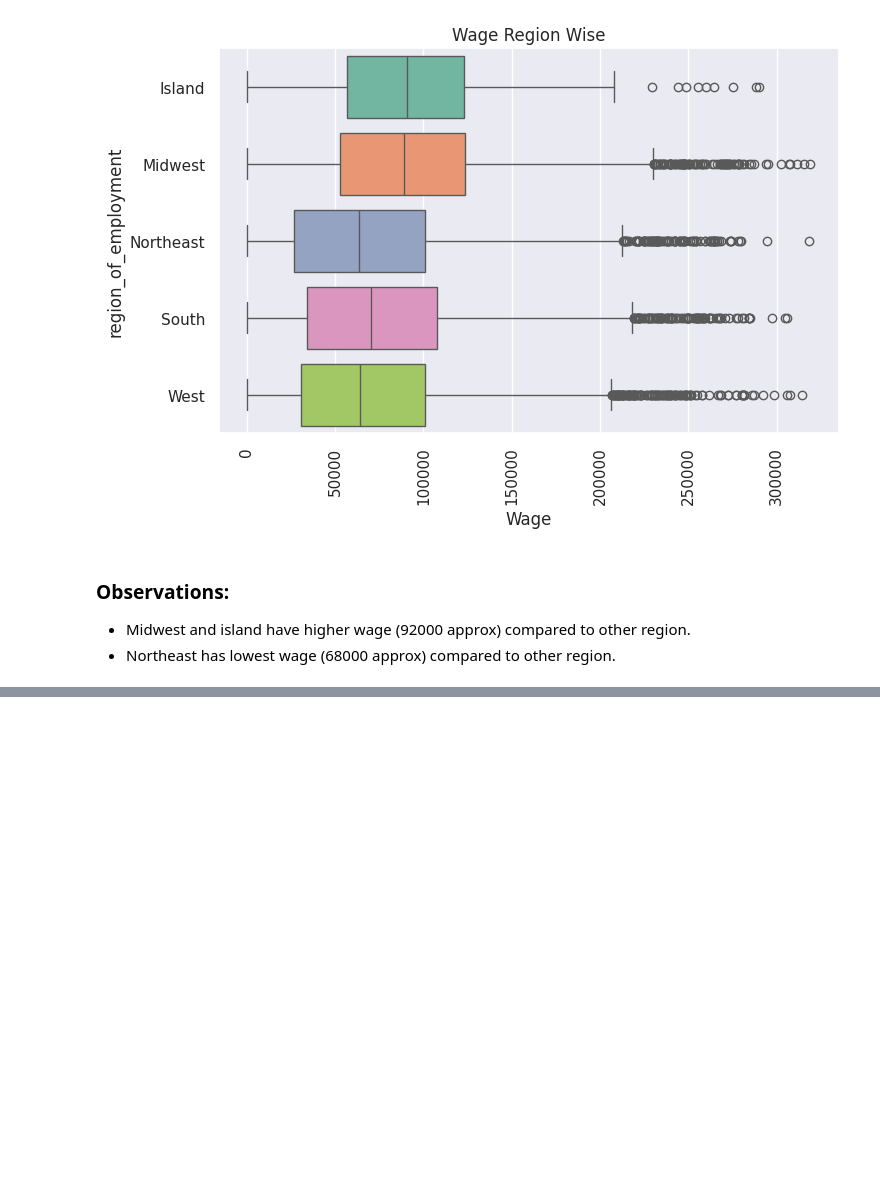
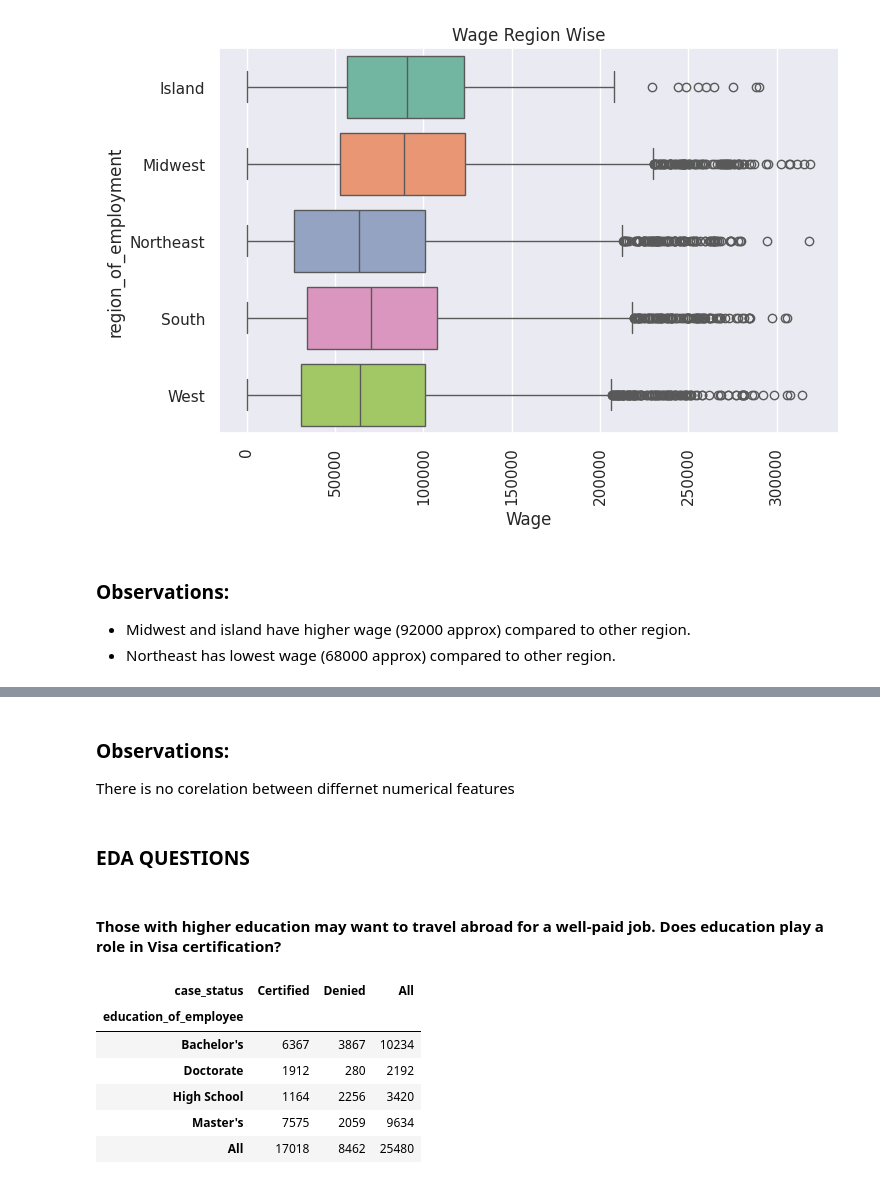
Before and after one commit to Rajesh2015/easy-visa, a Jupyter notebook: easy-visa-solution.ipynb, the cells around one changed output, grey strips where cells are left out. Saved outputs shown, nothing was run; the diff lists cells and outputs as text; code cells hidden in the pictures; blank space fills up the shorter version.

```diff
--- a/easy-visa-solution.ipynb
+++ b/easy-visa-solution.ipynb
@@ -1263,0 +1313,17 @@ plot_boxplot(df=ezdf,x_col='prevailing_wage',y_col='region_of_employment',hue_co
+# %% [markdown]
+### Observations:
+There is no corelation between differnet numerical features
+# %% [markdown]
+### EDA QUESTIONS
+# %% [markdown]
+#### Those with higher education may want to travel abroad for a well-paid job. Does education play a role in Visa certification?
+# %%
+pd.crosstab(ezdf['education_of_employee'],ezdf['case_status'],margins=True)
+# %% [output]
+| case_status | Certified | Denied | All |
+| education_of_employee |  |  |  |
+| Bachelor's | 6367 | 3867 | 10234 |
+| Doctorate | 1912 | 280 | 2192 |
+| High School | 1164 | 2256 | 3420 |
+| Master's | 7575 | 2059 | 9634 |
+| All | 17018 | 8462 | 25480 |
```
Also changed, not shown: parts of 9 cells of this notebook.
